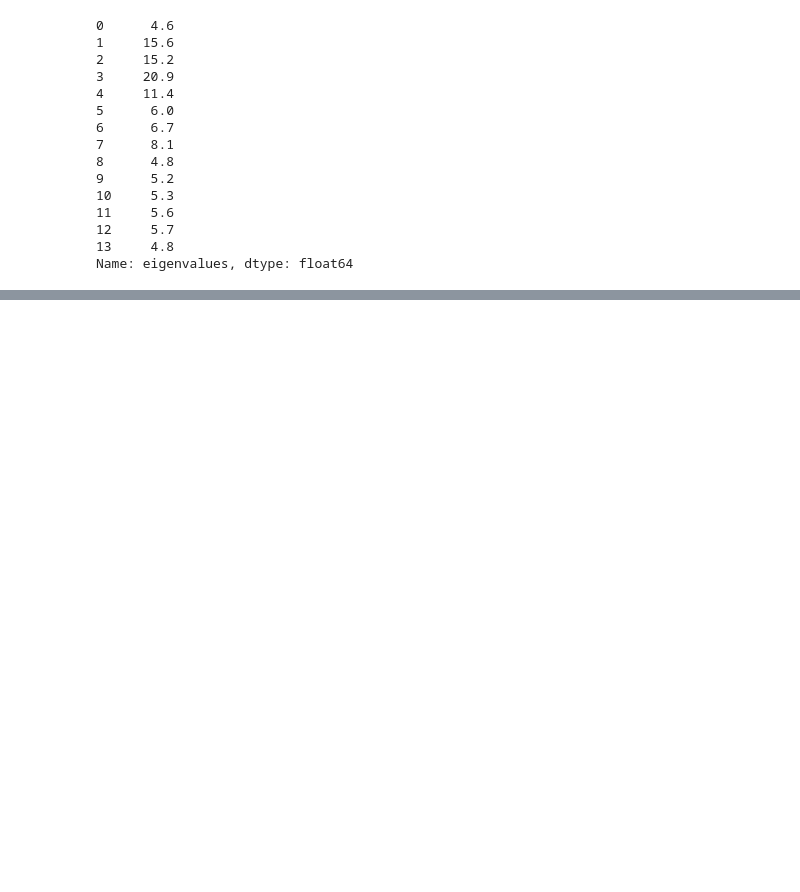
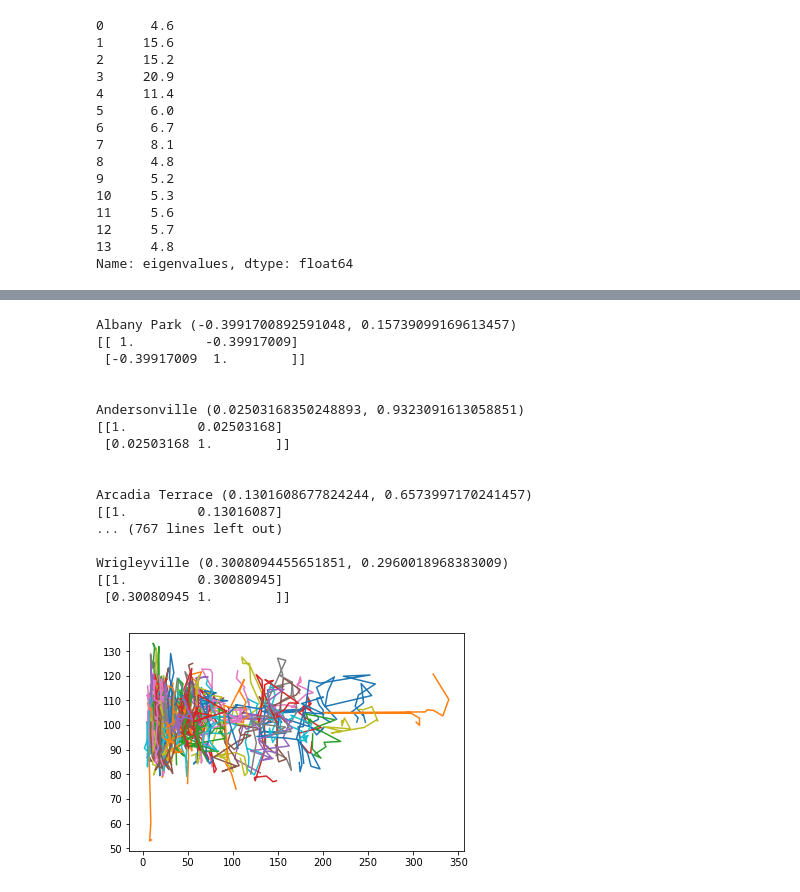
Before and after one commit to b-nroths/chi-data, a Jupyter notebook: scripts/Zillow Graphs New.ipynb, the cells around one changed output, grey strips where cells are left out. Saved outputs shown, nothing was run; the diff lists cells and outputs as text; code cells hidden in the pictures; blank space fills up the shorter version.

```diff
--- a/scripts/Zillow Graphs New.ipynb
+++ b/scripts/Zillow Graphs New.ipynb
@@ -144,0 +265,33 @@ zillow = zillow[(zillow.City == 'Chicago')][[
+# %%
+from scipy.stats.stats import pearsonr
+import numpy as np
+for hood in sorted(zillow):
+    for year in
+    try:
+        eigs_data = data[hood]
+        zillow_data = [x * 100 for x in list(zillow[hood])]
+        print hood, pearsonr(eigs, zillow_data)
+        print np.corrcoef(eigs, zillow_data)
+        plt.plot(eigs_data, zillow_data)
+        print "\n"
+    except:
+        pass
+# %% [output]
+Albany Park (-0.3991700892591048, 0.15739099169613457)
+[[ 1.         -0.39917009]
+ [-0.39917009  1.        ]]
+
+
+Andersonville (0.02503168350248893, 0.9323091613058851)
+[[1.         0.02503168]
+ [0.02503168 1.        ]]
+
+
+Arcadia Terrace (0.1301608677824244, 0.6573997170241457)
+[[1.         0.13016087]
+... (767 lines left out)
+
+Wrigleyville (0.3008094455651851, 0.2960018968383009)
+[[1.         0.30080945]
+ [0.30080945 1.        ]]
+[figure, added]
```
Also changed, not shown: parts of 14 cells of this notebook, 28 other files.
